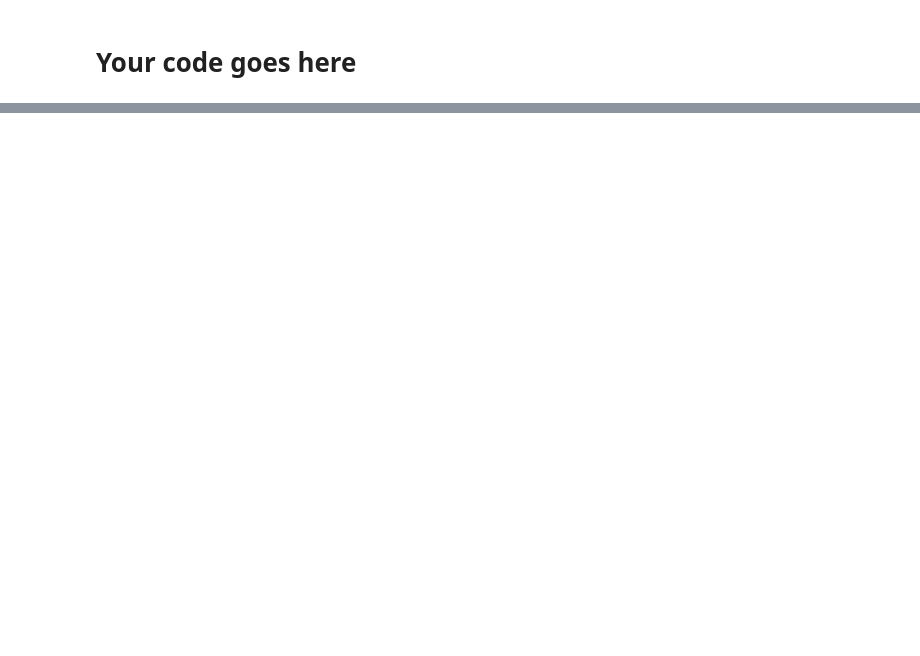
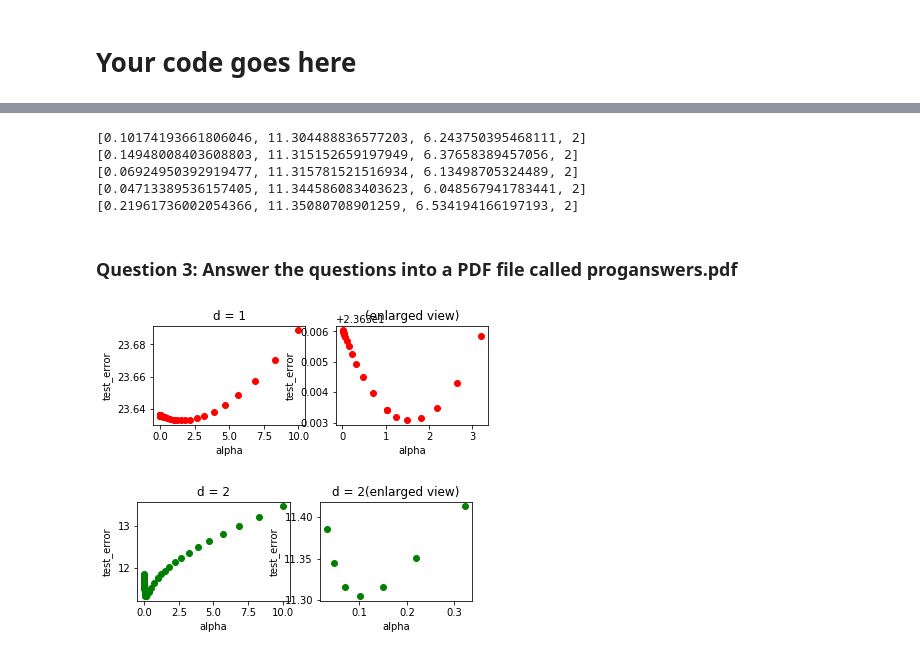
Before and after one commit to MrMouse2019/CS-GY-6923-Machine-Learning, a Jupyter notebook: HW/HW4/part2/Programming Assignment 4 - Linear versus Ridge Regression-Spring 2020.ipynb, the cells around one changed output, grey strips where cells are left out. Saved outputs shown, nothing was run; the diff lists cells and outputs as text; code cells hidden in the pictures; blank space fills up the shorter version.

```diff
--- a/HW/HW4/part2/Programming Assignment 4 - Linear versus Ridge Regression-Spring 2020.ipynb
+++ b/HW/HW4/part2/Programming Assignment 4 - Linear versus Ridge Regression-Spring 2020.ipynb
@@ -395,0 +301,13 @@ The predicted price is: 202.12890536000813
+# %%
+# 2-c ﬁt a ridge regression model with different alpha
+Alpha = np.logspace(-4, 0.01, num=25)
+res2 = []
+for alpha in Alpha:
+    E_val_test, E_val_train = k_fold_cross_validation(k, X_2, y_2, alpha)
+    res2 += [[alpha, E_val_test, E_val_train]]
+    result_2 += [[alpha, E_val_test, E_val_train, degree]]
+
+res2_DF = pd.DataFrame(res2, columns=['alpha', 'MSE_test','MSE_train'])
+res2_sorted = res2_DF.sort_values(by=['MSE_test'])
+print("The best alpha is {}, with test error: {}".format(res2_sorted.iloc[0][0], res2_sorted.iloc[0][1]))
+res2_DF
@@ -395,0 +354,62 @@ The predicted price is: 202.12890536000813
+# %%
+# Get the best alpha when degree = 2
+
+result_2.sort(key=lambda x: x[1])
+for j in range(5):
+    print(result_2[j])
+# %% [output]
+[0.10174193661806046, 11.304488836577203, 6.243750395468111, 2]
+[0.14948008403608803, 11.315152659197949, 6.37658389457056, 2]
+[0.06924950392919477, 11.315781521516934, 6.13498705324489, 2]
+[0.04713389536157405, 11.344586083403623, 6.048567941783441, 2]
+[0.21961736002054366, 11.35080708901259, 6.534194166197193, 2]
+# %% [markdown]
+### Question 3: Answer the questions into a PDF ﬁle called proganswers.pdf
+# %%
+# 3-a the estimated MSE for the diﬀerent values of λ
+
+plt.figure()
+
+# when degree = 1
+DF = pd.DataFrame(result_1, columns=['alpha', 'MSE_test','MSE_train','degree'])
+alpha_x = DF['alpha']
+mse_test = DF['MSE_test']
+
+plt.subplot(2, 2, 1)
+plt.plot(alpha_x, mse_test, 'ro')
+plt.title('d = 1')
+plt.xlabel('alpha')
+plt.ylabel('test_error')
+
+plt.subplot(2, 2, 2)
+alpha_x = alpha_x[0:20]
+mse_test = mse_test[0:20]
+plt.plot(alpha_x, mse_test, 'ro')
+plt.title('(enlarged view)')
+plt.xlabel('alpha')
+plt.ylabel('test_error')
+
+# when degree = 2
+DF = pd.DataFrame(result_2, columns=['alpha', 'MSE_test','MSE_train','degree'])
+alpha_x = DF['alpha']
+mse_test = DF['MSE_test']
+
+plt.figure()
+plt.subplot(2, 2, 3)
+plt.plot(alpha_x, mse_test, 'go')
+plt.title('d = 2')
+plt.xlabel('alpha')
+plt.ylabel('test_error')
+
+plt.subplot(2, 2, 4)
+alpha_x = alpha_x[0:7]
+mse_test = mse_test[0:7]
+plt.plot(alpha_x, mse_test, 'go')
+plt.title('d = 2(enlarged view)')
+plt.xlabel('alpha')
+plt.ylabel('test_error')
+
+plt.show()
+# %% [output]
+[figure, added]
+[figure, added]
```
Also changed, not shown: parts of 42 cells of this notebook, 10 other files.
